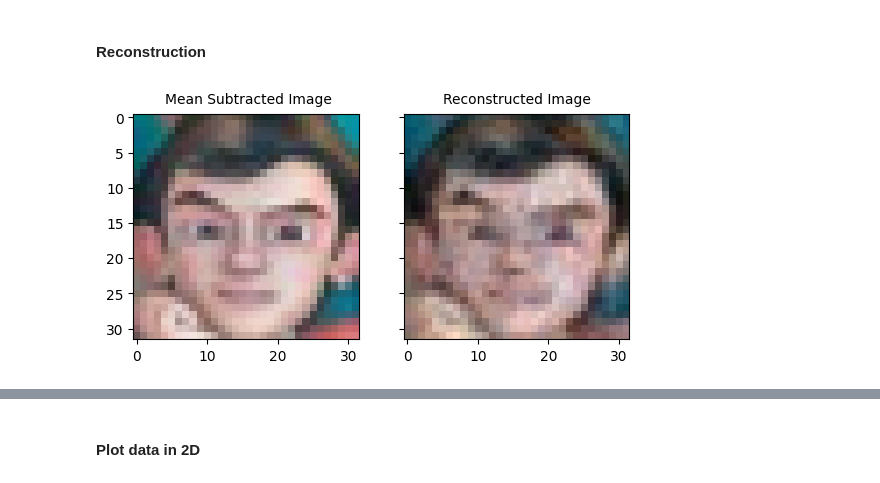
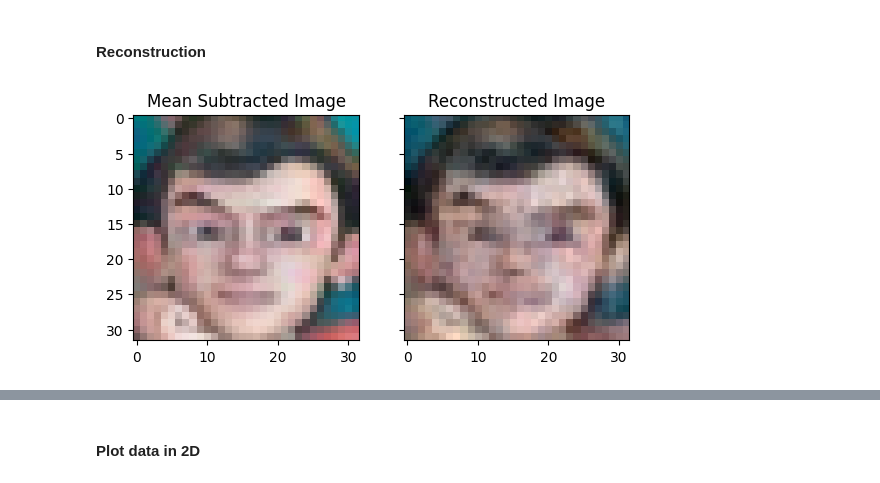
Before and after one commit to siddik11803-IIITH/PCA-Regression-Nearest-Neighbours, a Jupyter notebook: 2020101089_Q2.ipynb, the cells around one changed output, grey strips where cells are left out. Cells and saved outputs as stored; diff of their text form; code cells hidden in the pictures.

```diff
--- a/RollNumber_Q2.ipynb
+++ b/2020101089_Q2.ipynb
@@ -193,20 +193,19 @@ plot_img(eigen_faces.T,H,W,C, indices)
 # %%
 # reconstruction
 eigen_faces = eigen_faces.T
 for i in range(len(eigen_faces)):
     eigen_faces[i] /= np.linalg.norm(eigen_faces[i])
 n_components = 200
 mean_face = np.mean(X, axis=0)
 mean_sub_img = X - mean_face
 test_img = mean_sub_img[4]
-plt.show()
 temp =eigen_faces[:n_components].dot(test_img)
 fig, (ax1, ax2) = plt.subplots(1, 2, sharey=True)
-ax1.text(4, -2, "Mean Subtracted Image")
+ax1.title.set_text("Mean Subtracted Image")
 ax1.imshow((test_img.reshape((32, 32, 3))- np.min(test_img))/(np.max(test_img) - np.min(test_img))) # Normalizing the whole image. Gives a better look of the image.
 reconstruction = eigen_faces[:n_components].T.dot(temp)
 ax2.imshow((reconstruction.reshape((32, 32, 3)) - np.min(reconstruction))/(np.max(reconstruction) - np.min(reconstruction)))
-ax2.text(5, -2, "Reconstructed Image")
+ax2.title.set_text("Reconstructed Image")
 plt.show()
 # %% [output]
-[figure, old version]
+[figure, new version]
```
Also changed, not shown: parts of 8 cells of this notebook, 4 other files.
